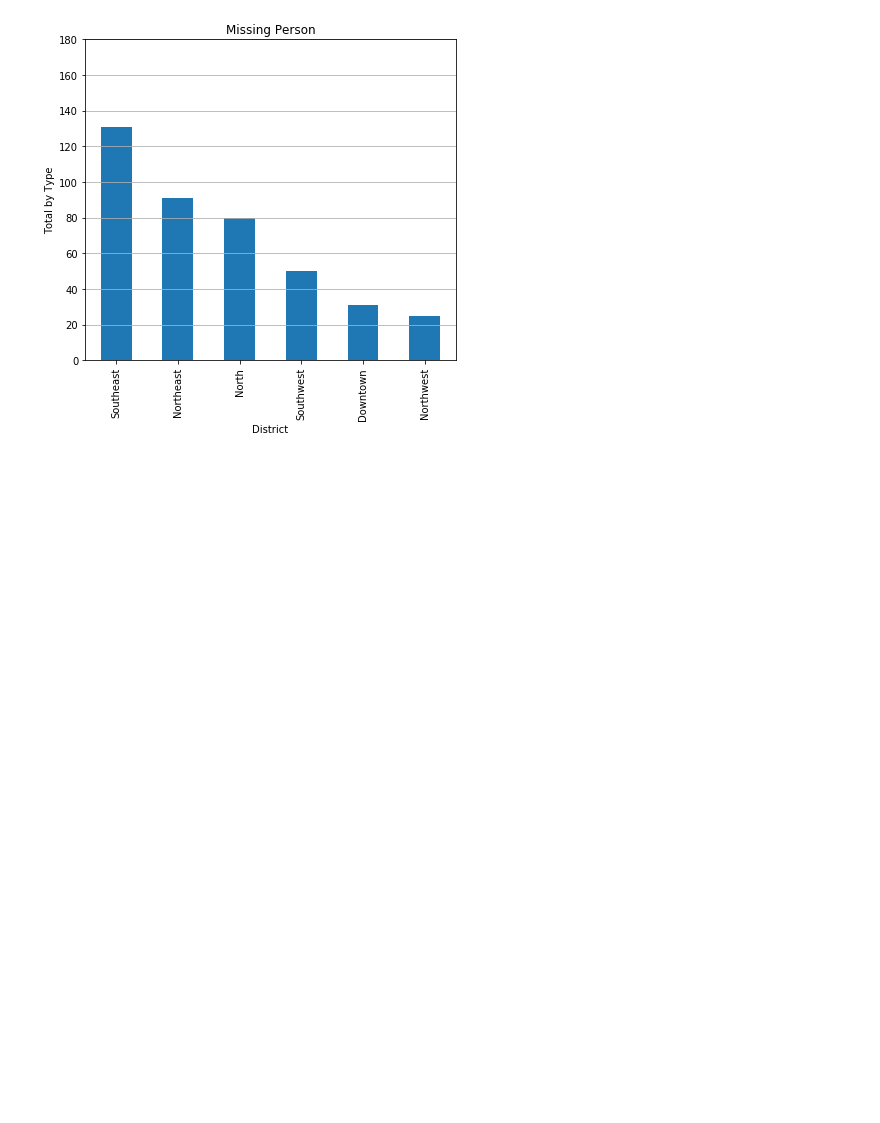
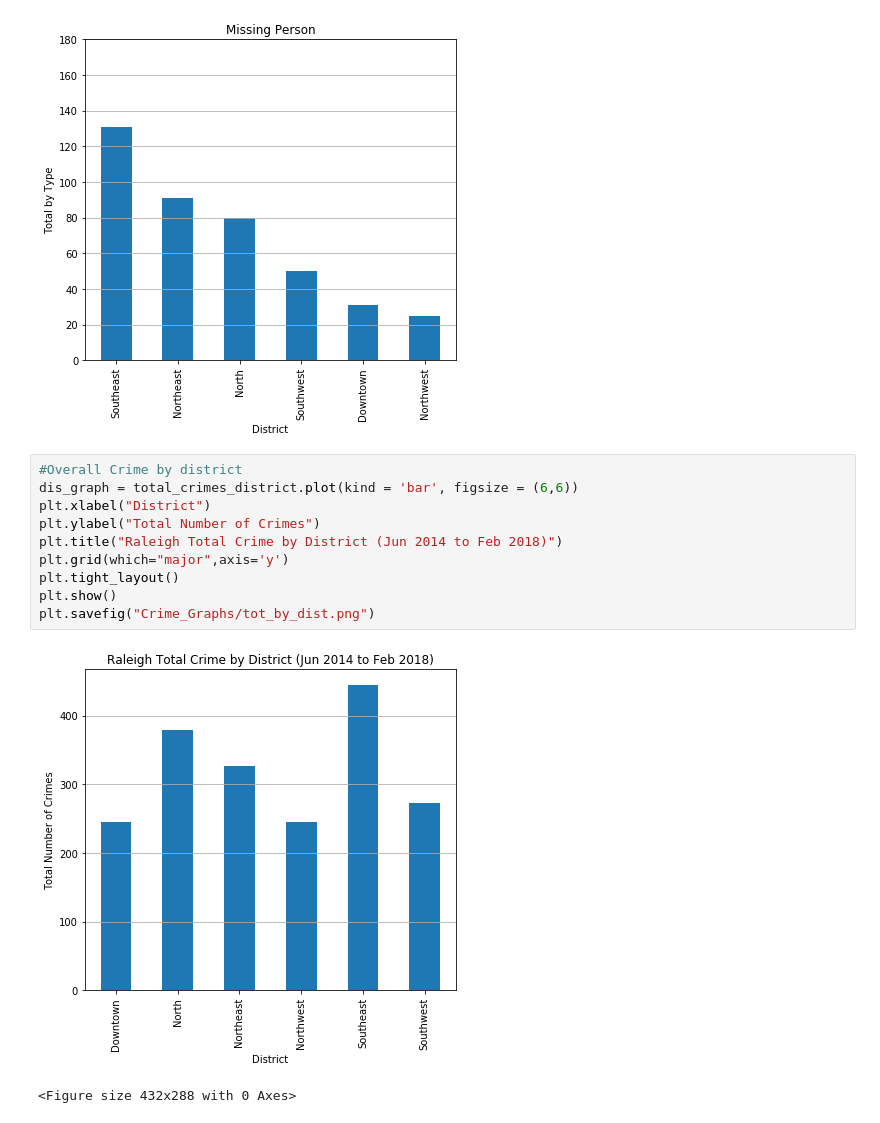
Before and after one commit to apspatz/team2project1, a Jupyter notebook: Crime Data/ODRaleigh.ipynb, the cells around one changed output. Drawn from its saved outputs; the diff is of its cells as text; blank space fills up the shorter version.

Commit message:
More graphs

```diff
--- a/Crime Data/ODRaleigh.ipynb
+++ b/Crime Data/ODRaleigh.ipynb
@@ -313,3 +314,16 @@ for crimetype in types:
 [figure]
 [figure]
 [figure]
+# %%
+#Overall Crime by district
+dis_graph = total_crimes_district.plot(kind = 'bar', figsize = (6,6))
+plt.xlabel("District")
+plt.ylabel("Total Number of Crimes")
+plt.title("Raleigh Total Crime by District (Jun 2014 to Feb 2018)")
+plt.grid(which="major",axis='y')
+plt.tight_layout()
+plt.show()
+plt.savefig("Crime_Graphs/tot_by_dist.png")
+# %% [output]
+[figure, added]
+<Figure size 432x288 with 0 Axes>
```
Also changed, not shown: parts of 6 cells of this notebook, 5 other files.
